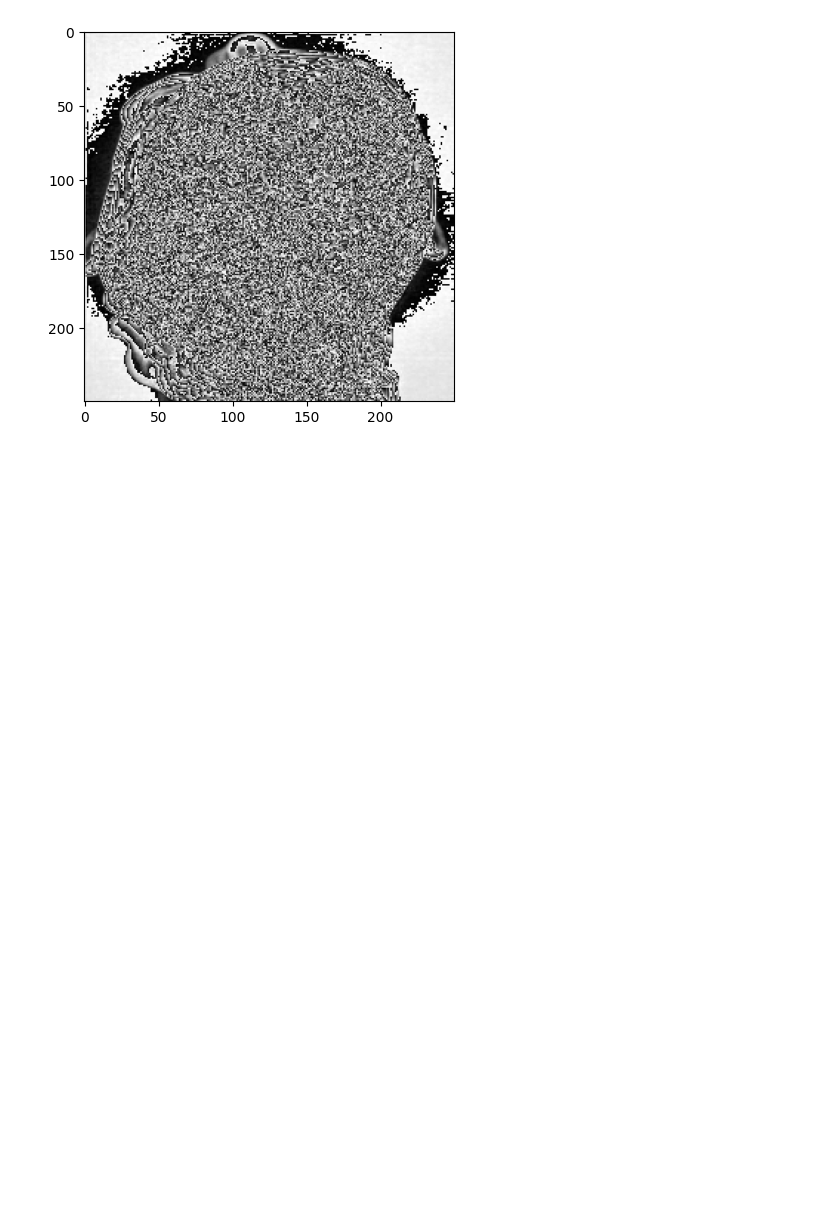
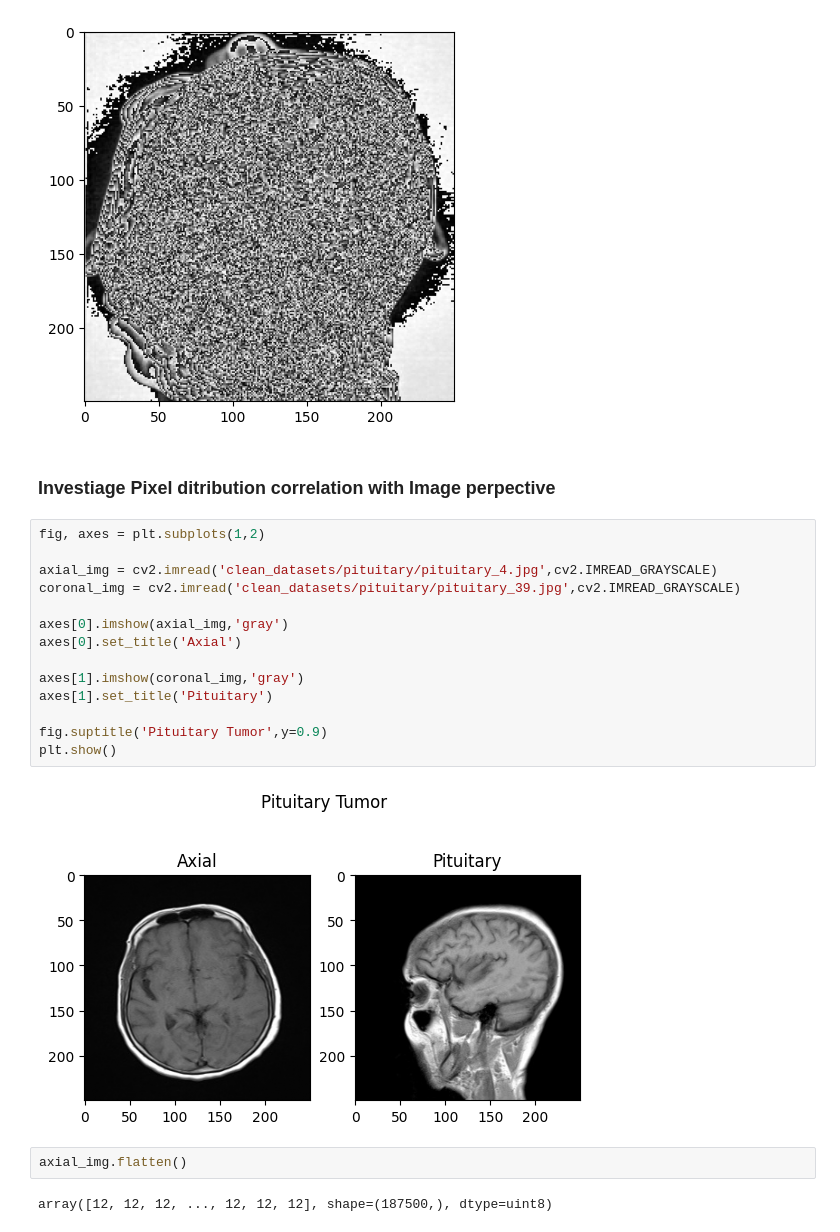
Before and after one commit to LV6LASERLOTUS/DAT490, a Jupyter notebook: eda.ipynb, the cells around one changed output. Cells and saved outputs as stored; diff of their text form; blank space fills up the shorter version.

Commit message:
Added Pixel distribution

```diff
--- a/eda.ipynb
+++ b/eda.ipynb
@@ -97,3 +88,25 @@ plt.imshow(mean_img,"gray")
 # %% [output]
 <matplotlib.image.AxesImage at 0x...>
 [figure]
+# %% [markdown]
+### Investiage Pixel ditribution correlation with Image perpective
+# %%
+fig, axes = plt.subplots(1,2)
+
+axial_img = cv2.imread('clean_datasets/pituitary/pituitary_4.jpg',cv2.IMREAD_GRAYSCALE)
+coronal_img = cv2.imread('clean_datasets/pituitary/pituitary_39.jpg',cv2.IMREAD_GRAYSCALE)
+
+axes[0].imshow(axial_img,'gray')
+axes[0].set_title('Axial')
+
+axes[1].imshow(coronal_img,'gray')
+axes[1].set_title('Pituitary')
+
+fig.suptitle('Pituitary Tumor',y=0.9)
+plt.show()
+# %% [output]
+[figure, added]
+# %%
+axial_img.flatten()
+# %% [output]
+array([12, 12, 12, ..., 12, 12, 12], shape=(187500,), dtype=uint8)
```
Also changed, not shown: parts of 4 cells of this notebook.
